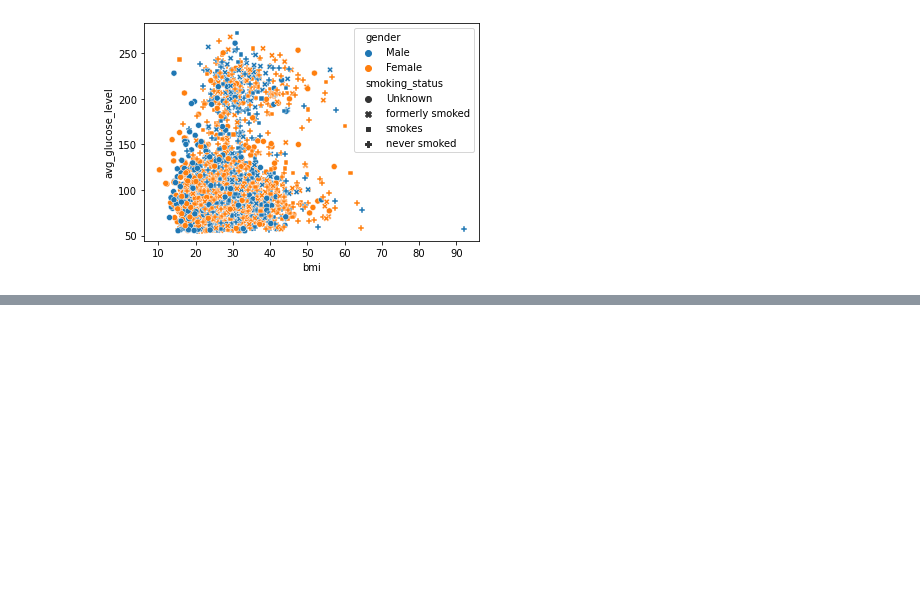
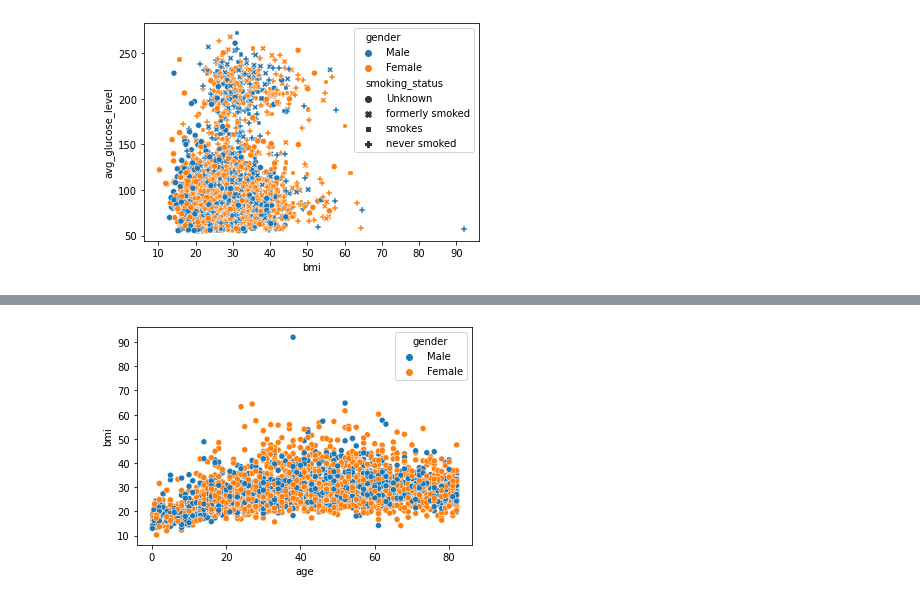
Before and after one commit to stroke-predictors/germain-capstone-stoke-prediction, a Jupyter notebook: explore-Sarah.ipynb, the cells around one changed output, grey strips where cells are left out. Saved outputs shown, nothing was run; the diff lists cells and outputs as text; code cells hidden in the pictures; blank space fills up the shorter version.

```diff
--- a/explore-Sarah.ipynb
+++ b/explore-Sarah.ipynb
@@ -85,0 +98,6 @@ plt.show()
+# %%
+#Multivariate Analysis with 4 variabls
+sns.scatterplot(train["age"], train["bmi"], hue=train["gender"])
+plt.show()
+# %% [output]
+[figure, added]
```
Also changed, not shown: parts of 10 cells of this notebook.
